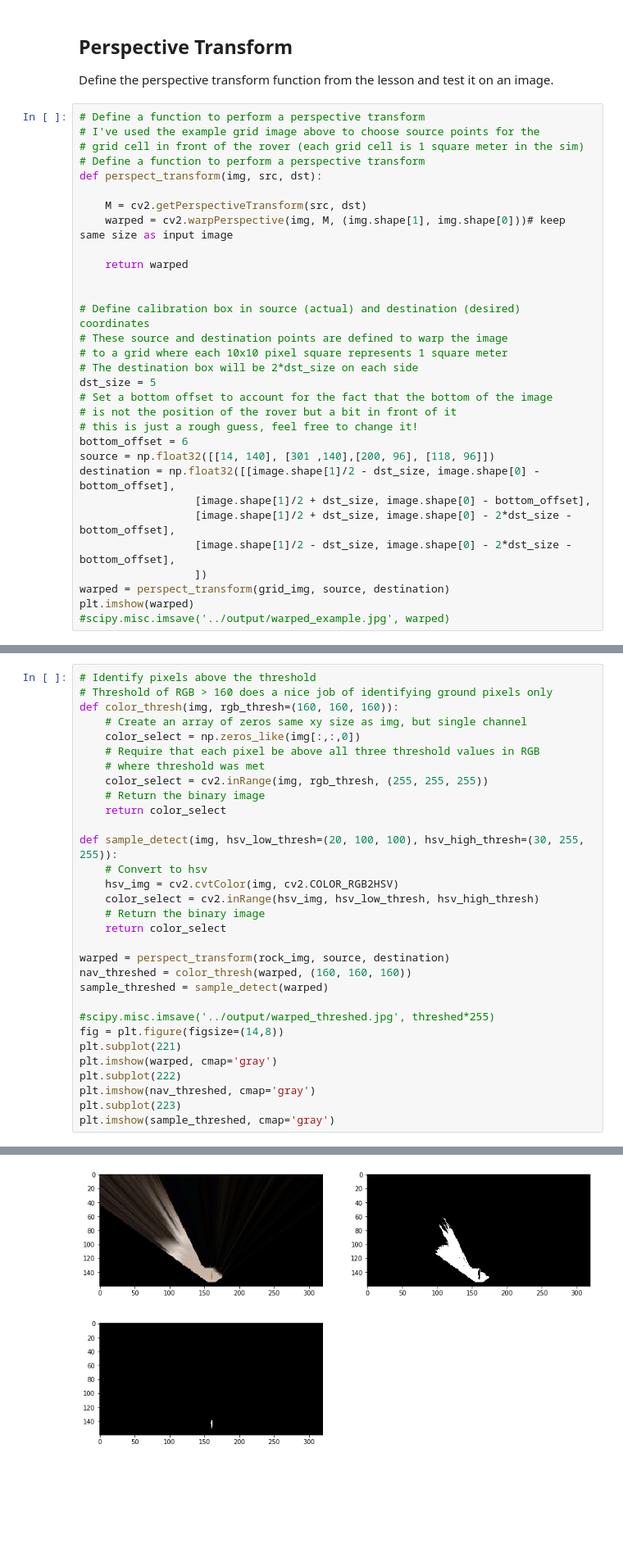
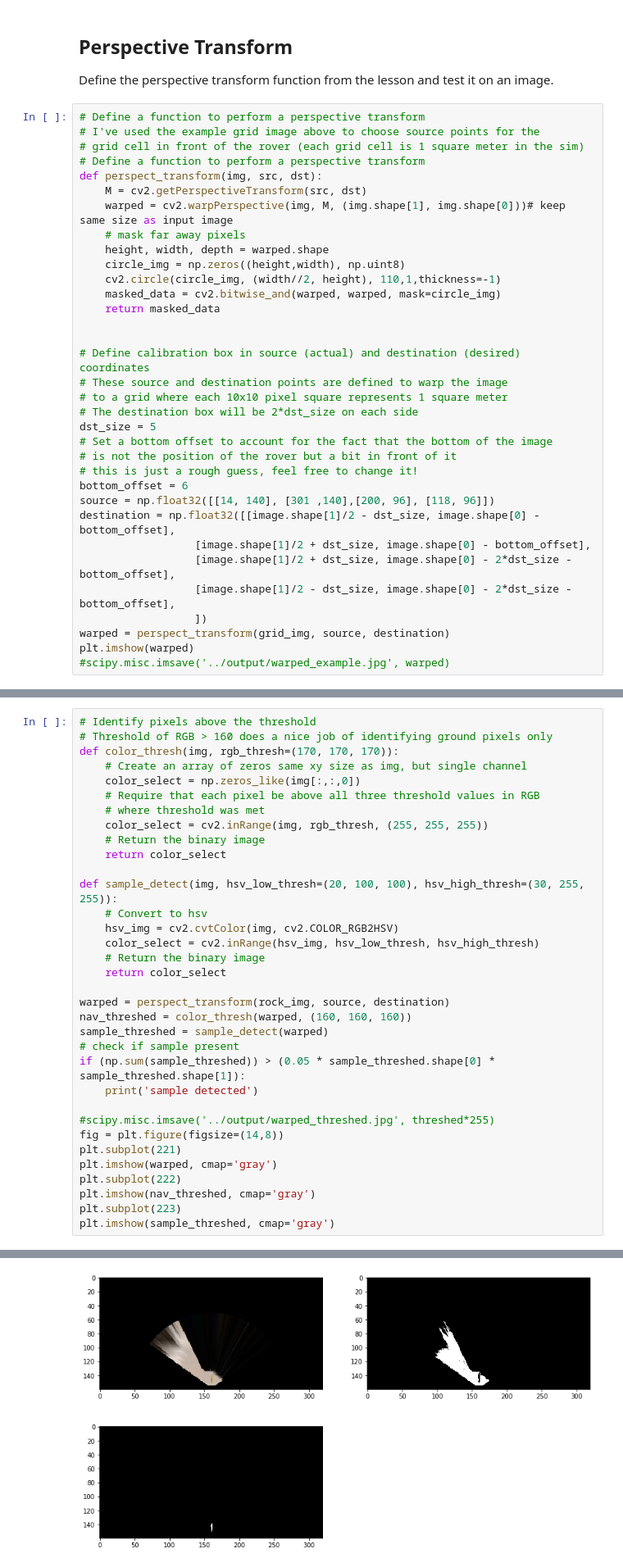
Before and after one commit to albertoferna/RoboND-Rover-Project, a Jupyter notebook: code/Rover_Project_Test_Notebook.ipynb, the cells around one changed output, grey strips where cells are left out. Shown at 82% size. Drawn from its saved outputs; the diff is of its cells as text; blank space fills up the shorter version.

```diff
--- a/code/Rover_Project_Test_Notebook.ipynb
+++ b/code/Rover_Project_Test_Notebook.ipynb
@@ -72,11 +72,14 @@ Define the perspective transform function from the lesson and test it on an imag
 # grid cell in front of the rover (each grid cell is 1 square meter in the sim)
 # Define a function to perform a perspective transform
 def perspect_transform(img, src, dst):
-
     M = cv2.getPerspectiveTransform(src, dst)
     warped = cv2.warpPerspective(img, M, (img.shape[1], img.shape[0]))# keep same size as input image
-
-    return warped
+    # mask far away pixels
+    height, width, depth = warped.shape
+    circle_img = np.zeros((height,width), np.uint8)
+    cv2.circle(circle_img, (width//2, height), 110,1,thickness=-1)
+    masked_data = cv2.bitwise_and(warped, warped, mask=circle_img)
+    return masked_data
 
 
 # Define calibration box in source (actual) and destination (desired) coordinates
@@ -115,7 +118,7 @@ Define the color thresholding function from the lesson and apply it to the warpe
 # %%
 # Identify pixels above the threshold
 # Threshold of RGB > 160 does a nice job of identifying ground pixels only
-def color_thresh(img, rgb_thresh=(160, 160, 160)):
+def color_thresh(img, rgb_thresh=(170, 170, 170)):
     # Create an array of zeros same xy size as img, but single channel
     color_select = np.zeros_like(img[:,:,0])
     # Require that each pixel be above all three threshold values in RGB
@@ -134,6 +137,9 @@ def sample_detect(img, hsv_low_thresh=(20, 100, 100), hsv_high_thresh=(30, 255,
 warped = perspect_transform(rock_img, source, destination)
 nav_threshed = color_thresh(warped, (160, 160, 160))
 sample_threshed = sample_detect(warped)
+# check if sample present
+if (np.sum(sample_threshed)) > (0.05 * sample_threshed.shape[0] * sample_threshed.shape[1]):
+    print('sample detected')
 
 #scipy.misc.imsave('../output/warped_threshed.jpg', threshed*255)
 fig = plt.figure(figsize=(14,8))
@@ -148,4 +155,4 @@ plt.imshow(sample_threshed, cmap='gray')
-[figure, old version]
+[figure, new version]
 # %% [markdown]
 ## Coordinate Transformations
 Define the functions used to do coordinate transforms and apply them to an image.
```
Also changed, not shown: parts of 9 cells of this notebook, 4 other files.
